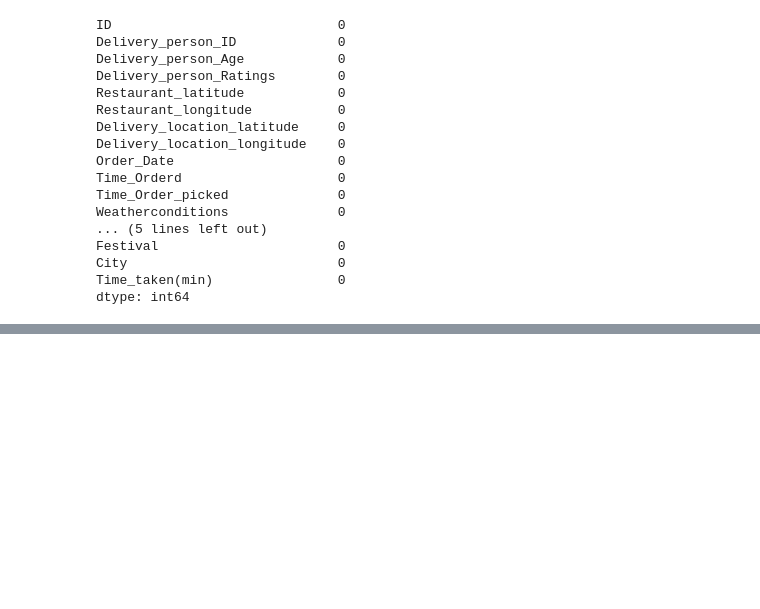
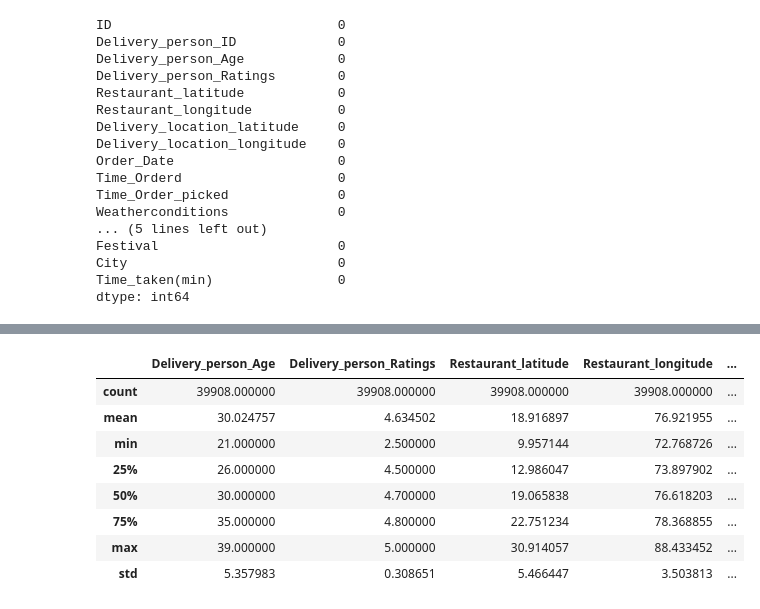
Before and after one commit to Omimishra/Food_delivery_prediction, a Jupyter notebook: cleaned_dataset.ipynb, the cells around one changed output, grey strips where cells are left out. Cells and saved outputs as stored; diff of their text form; code cells hidden in the pictures; blank space fills up the shorter version.

```diff
--- a/cleaned_dataset.ipynb
+++ b/cleaned_dataset.ipynb
@@ -156,0 +425,12 @@ dtype: int64
+# %%
+df.describe()
+# %% [output]
+|  | Delivery_person_Age | Delivery_person_Ratings | Restaurant_latitude | Restaurant_longitude | ... |
+| count | 39908.000000 | 39908.000000 | 39908.000000 | 39908.000000 | ... |
+| mean | 30.024757 | 4.634502 | 18.916897 | 76.921955 | ... |
+| min | 21.000000 | 2.500000 | 9.957144 | 72.768726 | ... |
+| 25% | 26.000000 | 4.500000 | 12.986047 | 73.897902 | ... |
+| 50% | 30.000000 | 4.700000 | 19.065838 | 76.618203 | ... |
+| 75% | 35.000000 | 4.800000 | 22.751234 | 78.368855 | ... |
+| max | 39.000000 | 5.000000 | 30.914057 | 88.433452 | ... |
+| std | 5.357983 | 0.308651 | 5.466447 | 3.503813 | ... |
```
Also changed, not shown: parts of 28 cells of this notebook, 2 other files.
